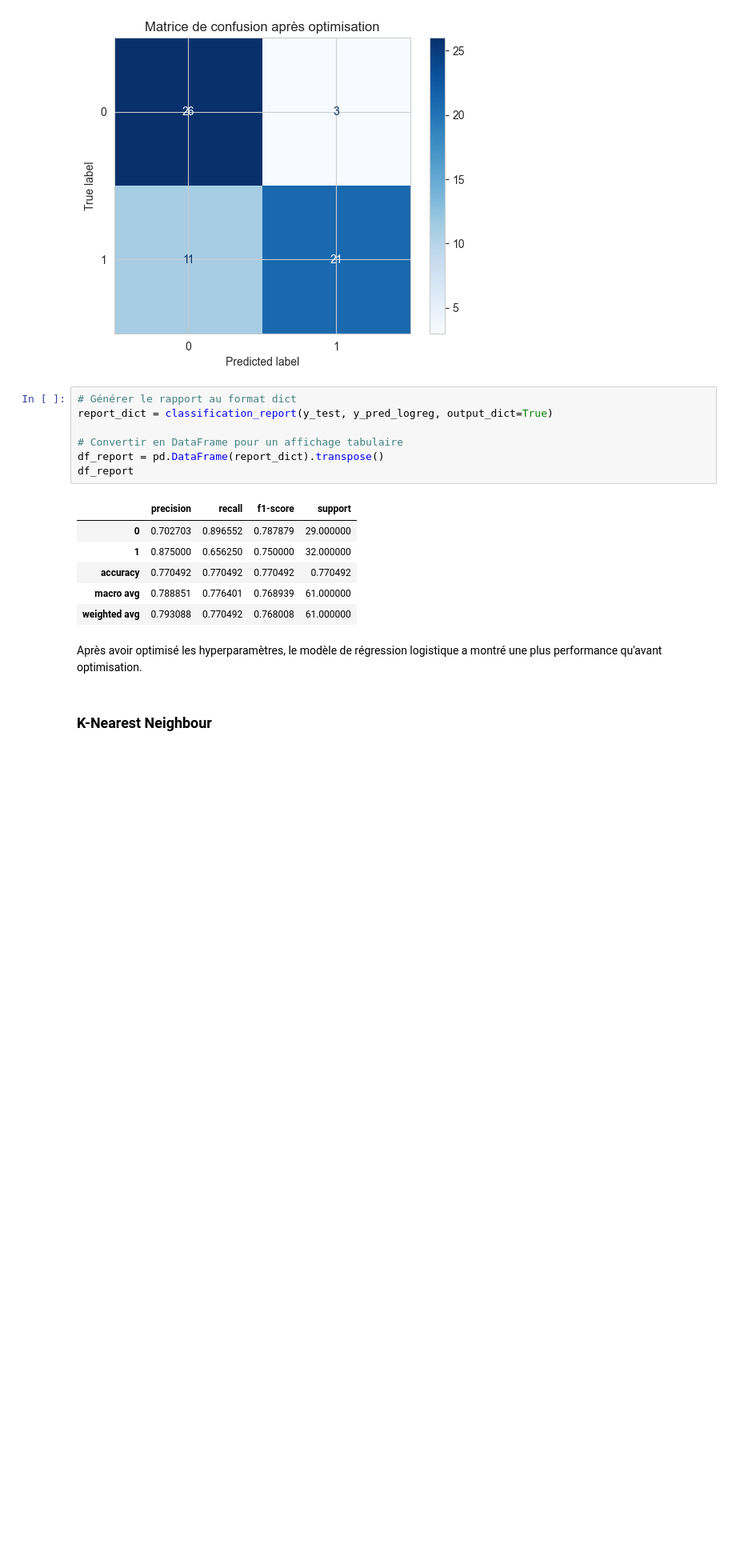
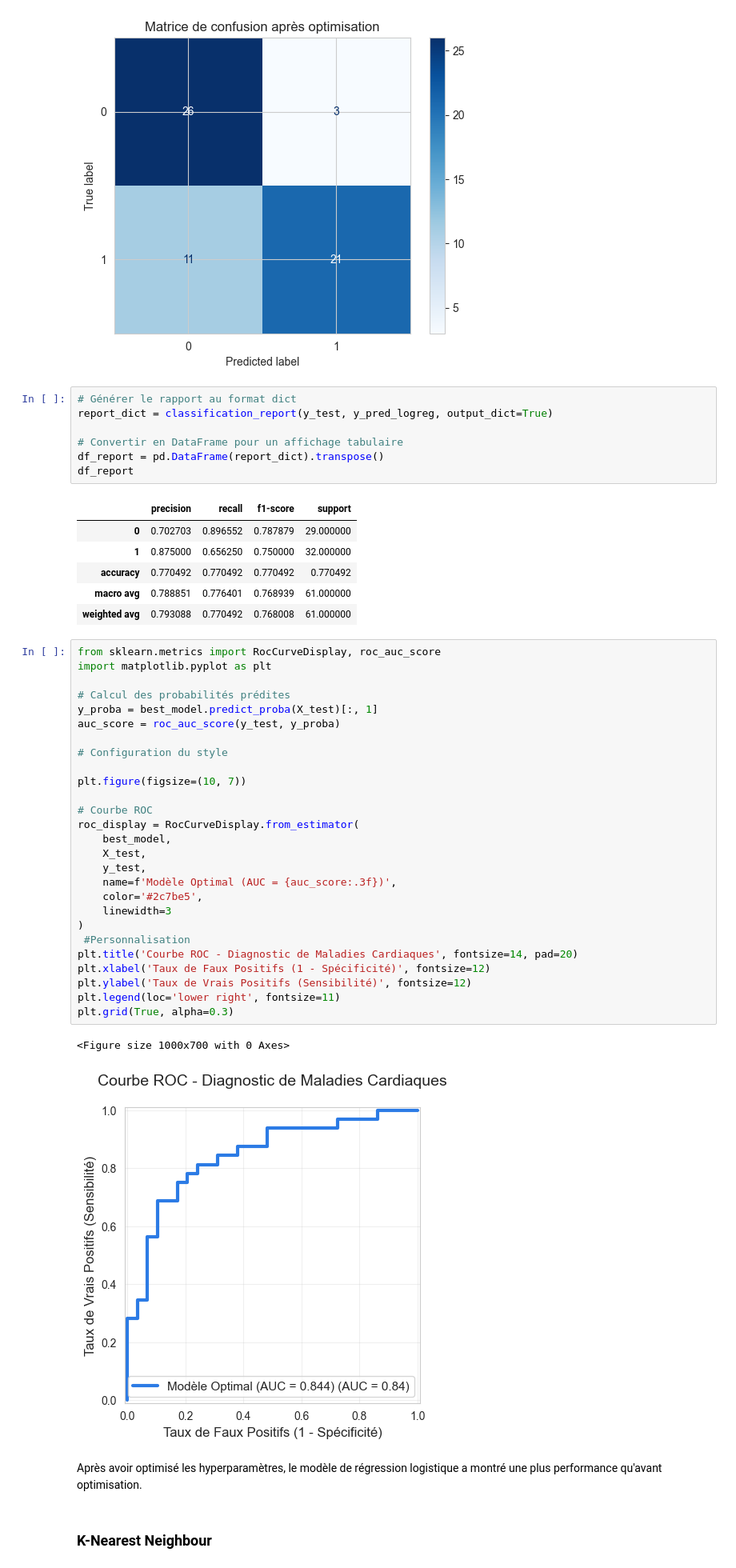
Before and after one commit to GADO-Seman-Giovanni-Jocelyn/Projet_ML_2, a Jupyter notebook: Notebook/Modelisation.ipynb, the cells around one changed output. Shown at 80% size. Saved outputs shown, nothing was run; the diff lists cells and outputs as text; blank space fills up the shorter version.

```diff
--- a/Notebook/Modelisation.ipynb
+++ b/Notebook/Modelisation.ipynb
@@ -231,6 +231,36 @@ df_report
 | accuracy | 0.770492 | 0.770492 | 0.770492 | 0.770492 |
 | macro avg | 0.788851 | 0.776401 | 0.768939 | 61.000000 |
 | weighted avg | 0.793088 | 0.770492 | 0.768008 | 61.000000 |
+# %%
+from sklearn.metrics import RocCurveDisplay, roc_auc_score
+import matplotlib.pyplot as plt
+
+# Calcul des probabilités prédites
+y_proba = best_model.predict_proba(X_test)[:, 1]
+auc_score = roc_auc_score(y_test, y_proba)
+
+# Configuration du style
+
+plt.figure(figsize=(10, 7))
+
+# Courbe ROC
+roc_display = RocCurveDisplay.from_estimator(
+    best_model,
+    X_test,
+    y_test,
+    name=f'Modèle Optimal (AUC = {auc_score:.3f})',
+    color='#2c7be5',
+    linewidth=3
+)
+ #Personnalisation
+plt.title('Courbe ROC - Diagnostic de Maladies Cardiaques', fontsize=14, pad=20)
+plt.xlabel('Taux de Faux Positifs (1 - Spécificité)', fontsize=12)
+plt.ylabel('Taux de Vrais Positifs (Sensibilité)', fontsize=12)
+plt.legend(loc='lower right', fontsize=11)
+plt.grid(True, alpha=0.3)
+# %% [output]
+<Figure size 1000x700 with 0 Axes>
+[figure, added]
 # %% [markdown]
 Après avoir optimisé les hyperparamètres, le modèle de régression logistique a montré une plus performance qu'avant optimisation.
 # %% [markdown]
```
Also changed, not shown: parts of 19 cells of this notebook.
